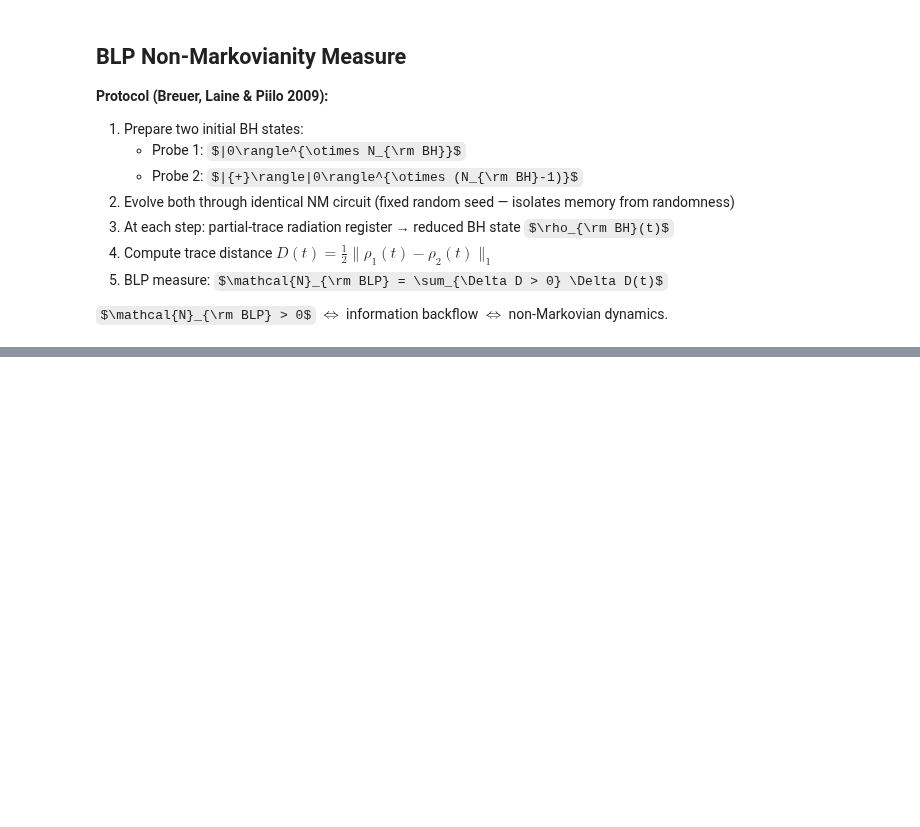
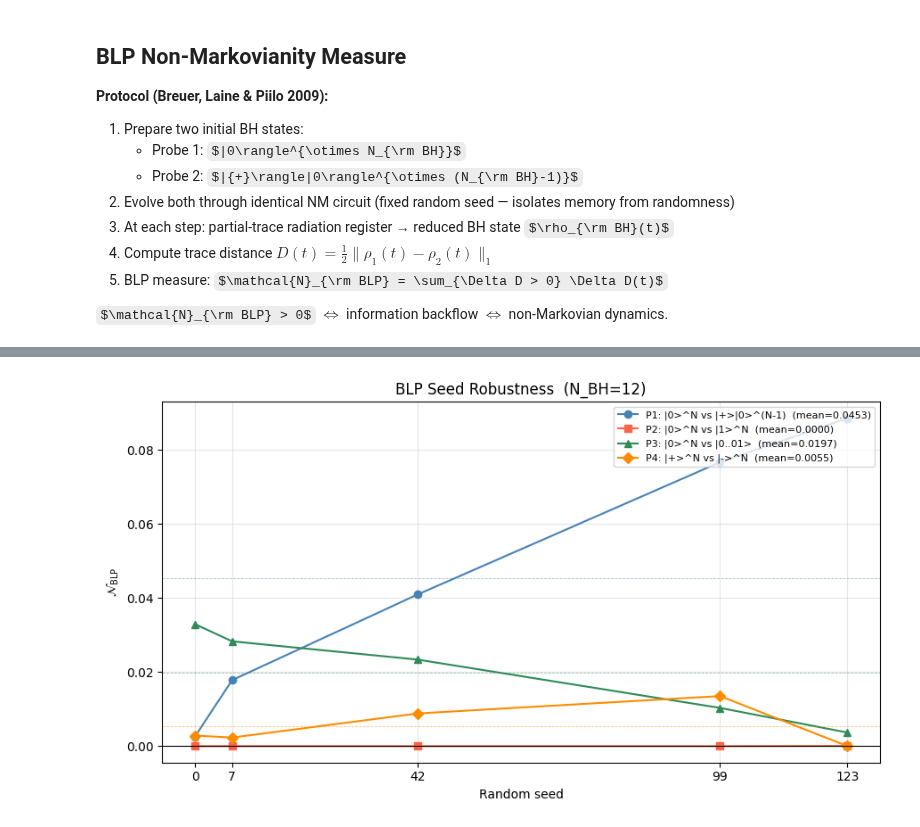
Before and after one commit to aaqhilahamed2004-ops/non-markovian_black-hole_evaporation, a Jupyter notebook: MvNM_v2.ipynb, the cells around one changed output, grey strips where cells are left out. Saved outputs shown, nothing was run; the diff lists cells and outputs as text; code cells hidden in the pictures; some formulas as TeX source; blank space fills up the shorter version.

```diff
--- a/MvNM_v2.ipynb
+++ b/MvNM_v2.ipynb
@@ -553,0 +756,81 @@ Saved: blp_measure.pdf
+# %%
+# ─────────────────────────────────────────────────────────────────────────────
+# BLP SEED ROBUSTNESS TABLE
+# ─────────────────────────────────────────────────────────────────────────────
+import pandas as pd
+
+SEEDS        = [0, 7, 42, 99, 123]
+PROBE_PAIRS  = [
+    ('zero',     'plus',      "P1: |0>^N vs |+>|0>^(N-1)"),
+    ('zero',     'ones',      "P2: |0>^N vs |1>^N"),
+    ('zero',     'ones_last', "P3: |0>^N vs |0..01>"),
+    ('plus_all', 'minus_all', "P4: |+>^N vs |->^N"),
+]
+
+print(f"BLP Seed Robustness  (N_BH={N_BH})")
+print(f"Seeds tested: {SEEDS}\n")
+
+# results[pair_label][seed] = N_BLP
+table = {}
+
+for pa, pb, plabel in PROBE_PAIRS:
+    table[plabel] = {}
+    for seed in SEEDS:
+        s_a = run_evaporation_for_blp(pa, seed=seed)
+        s_b = run_evaporation_for_blp(pb, seed=seed)
+        T   = min(len(s_a), len(s_b))
+        D   = [trace_distance(s_a[t], s_b[t]) for t in range(T)]
+        dD  = np.diff(D)
+        table[plabel][seed] = float(np.sum(dD[dD > 0]))
+
+# ── Print raw table ───────────────────────────────────────────────────────────
+header = f"{'Probe pair':<35}" + "".join(f"  seed={s}" for s in SEEDS) + "    mean ± std"
+print(header)
+print("─" * len(header))
+
+summary = {}
+for plabel, seed_vals in table.items():
+    vals  = np.array([seed_vals[s] for s in SEEDS])
+    mean  = vals.mean()
+    std   = vals.std()
+    summary[plabel] = (vals, mean, std)
+    row = f"{plabel:<35}"
+    row += "".join(f"  {seed_vals[s]:>8.5f}" for s in SEEDS)
+    row += f"    {mean:.5f} ± {std:.5f}"
+    print(row)
+
+# ── Verdict ───────────────────────────────────────────────────────────────────
+print("\nVerdict (N_BLP > 1e-4 on ALL seeds = robust):")
+for plabel, (vals, mean, std) in summary.items():
+    always_positive = np.all(vals > 1e-4)
+    sometimes       = np.any(vals > 1e-4)
+    if always_positive:
+        verdict = "ROBUST  — positive on every seed"
+    elif sometimes:
+        verdict = "PARTIAL — positive on some seeds only"
+    else:
+        verdict = "NULL    — no backflow detected"
+    print(f"  {plabel:<35} {verdict}")
+
+# ── Plot: N_BLP vs seed for each pair ────────────────────────────────────────
+fig, ax = plt.subplots(figsize=(9, 5))
+markers = ['o', 's', '^', 'D']
+colors  = ['steelblue', 'tomato', 'seagreen', 'darkorange']
+
+for (plabel, (vals, mean, std)), marker, color in zip(summary.items(), markers, colors):
+    ax.plot(SEEDS, vals, marker=marker, color=color, lw=1.5,
+            label=f"{plabel}  (mean={mean:.4f})")
+    ax.axhline(mean, color=color, lw=0.6, ls='--', alpha=0.5)
+
+ax.axhline(0, color='black', lw=0.8)
+ax.set_xlabel("Random seed")
+ax.set_ylabel(r"$\mathcal{N}_{\rm BLP}$")
+ax.set_title(f"BLP Seed Robustness  (N_BH={N_BH})")
+ax.set_xticks(SEEDS)
+ax.legend(fontsize=8, loc='upper right')
+ax.grid(alpha=0.3)
+plt.tight_layout()
+plt.savefig("blp_seed_robustness.pdf", bbox_inches='tight', dpi=200)
+plt.show()
+print("Saved: blp_seed_robustness.pdf")
+# %% [output]
@@ -553,0 +852 @@ Saved: blp_measure.pdf
+[figure, added]
```
Also changed, not shown: parts of 11 cells of this notebook.
